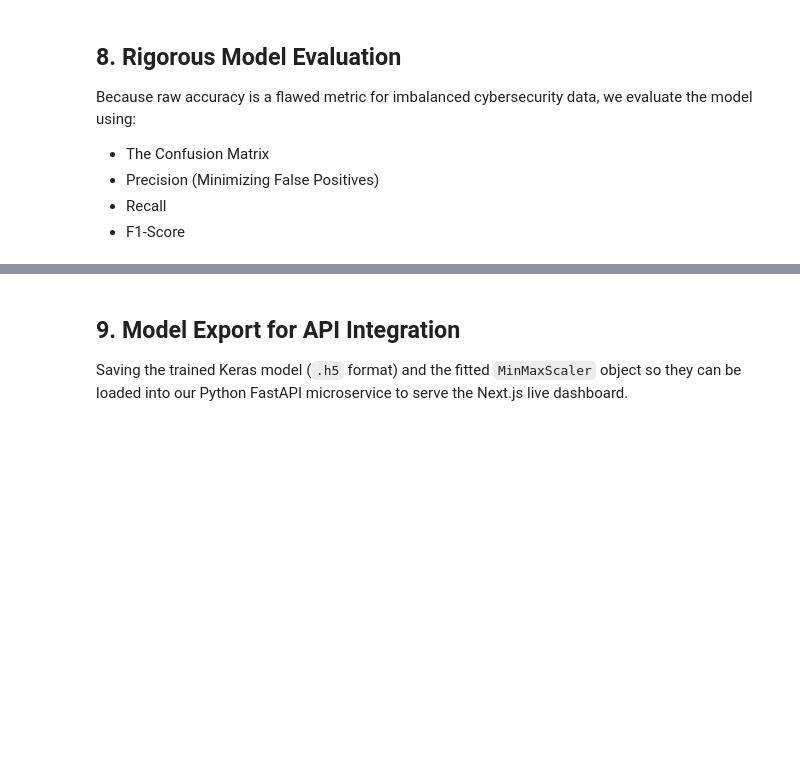
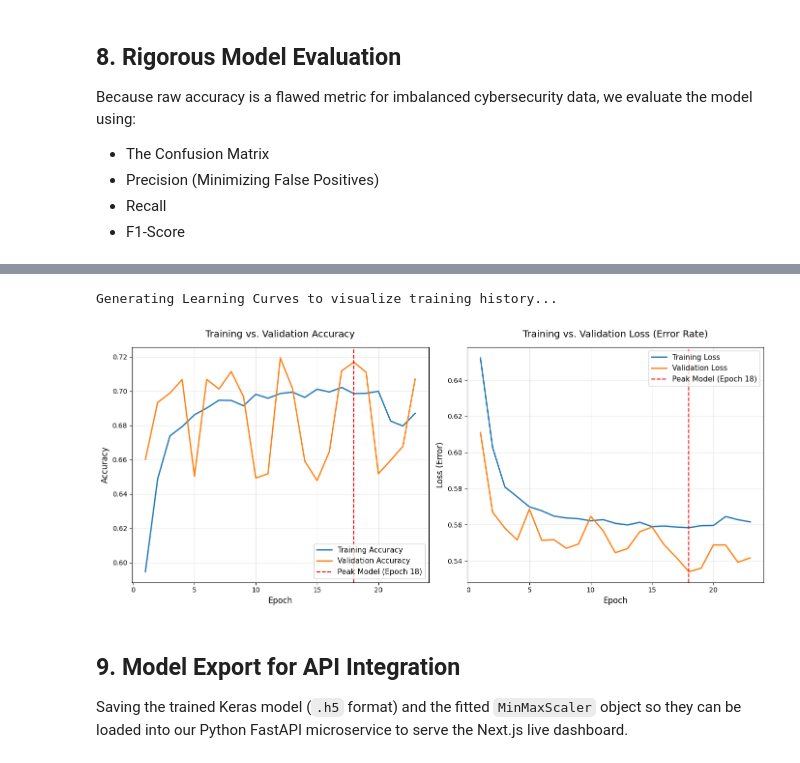
Before and after one commit to izunwaonu/AI-Driven-Behavior-Based-Intrusion-Detection-System, a Jupyter notebook: CSIC_2010_DNN_IDS.ipynb, the cells around one changed output, grey strips where cells are left out. Saved outputs shown, nothing was run; the diff lists cells and outputs as text; code cells hidden in the pictures; blank space fills up the shorter version.

```diff
--- a/CSIC_2010_DNN_IDS.ipynb
+++ b/CSIC_2010_DNN_IDS.ipynb
@@ -196,3 +490,57 @@ code here
+# %%
+
+# 10. Learning Curve Visualization
+
+import matplotlib.pyplot as plt
+import numpy as np
+
+print("Generating Learning Curves to visualize training history...")
+
+# Extracting the exact metrics recorded during the training phase in Cell 7
+acc = history.history['accuracy']
+val_acc = history.history['val_accuracy']
+loss = history.history['loss']
+val_loss = history.history['val_loss']
+
+# Creating an array representing the number of epochs the model actually trained for
+epochs_range = range(1, len(acc) + 1)
+
+# Automatically finding the epoch with the lowest validation loss
+# (This is the exact point EarlyStopping chose to restore)
+best_epoch = np.argmin(val_loss) + 1
+
+# Setting up a professional, wide canvas for side-by-side graphs
+plt.figure(figsize=(14, 6))
+
+# --- Graph 1: Training vs. Validation Accuracy ---
+plt.subplot(1, 2, 1)
+plt.plot(epochs_range, acc, label='Training Accuracy', color='#1f77b4', lw=2)
+plt.plot(epochs_range, val_acc, label='Validation Accuracy', color='#ff7f0e', lw=2)
+# Drawing a line to show where the model peaked
+plt.axvline(x=best_epoch, color='red', linestyle='--', label=f'Peak Model (Epoch {best_epoch})')
+plt.title('Training vs. Validation Accuracy', fontsize=14, pad=15)
+plt.xlabel('Epoch', fontsize=12)
+plt.ylabel('Accuracy', fontsize=12)
+plt.legend(loc='lower right', fontsize=11)
+plt.grid(alpha=0.3)
+
+# --- Graph 2: Training vs. Validation Loss ---
+plt.subplot(1, 2, 2)
+plt.plot(epochs_range, loss, label='Training Loss', color='#1f77b4', lw=2)
+plt.plot(epochs_range, val_loss, label='Validation Loss', color='#ff7f0e', lw=2)
+# Drawing a line to show where the model stopped improving
+plt.axvline(x=best_epoch, color='red', linestyle='--', label=f'Peak Model (Epoch {best_epoch})')
+plt.title('Training vs. Validation Loss (Error Rate)', fontsize=14, pad=15)
+plt.xlabel('Epoch', fontsize=12)
+plt.ylabel('Loss (Error)', fontsize=12)
+plt.legend(loc='upper right', fontsize=11)
+plt.grid(alpha=0.3)
+
+plt.tight_layout()
+plt.show()
+# %% [output]
+Generating Learning Curves to visualize training history...
+[figure, added]
 # %% [markdown]
 ## 9. Model Export for API Integration
 Saving the trained Keras model (`.h5` format) and the fitted `MinMaxScaler` object so they can be loaded into our Python FastAPI microservice to serve the Next.js live dashboard.
```
Also changed, not shown: parts of 8 cells of this notebook.
